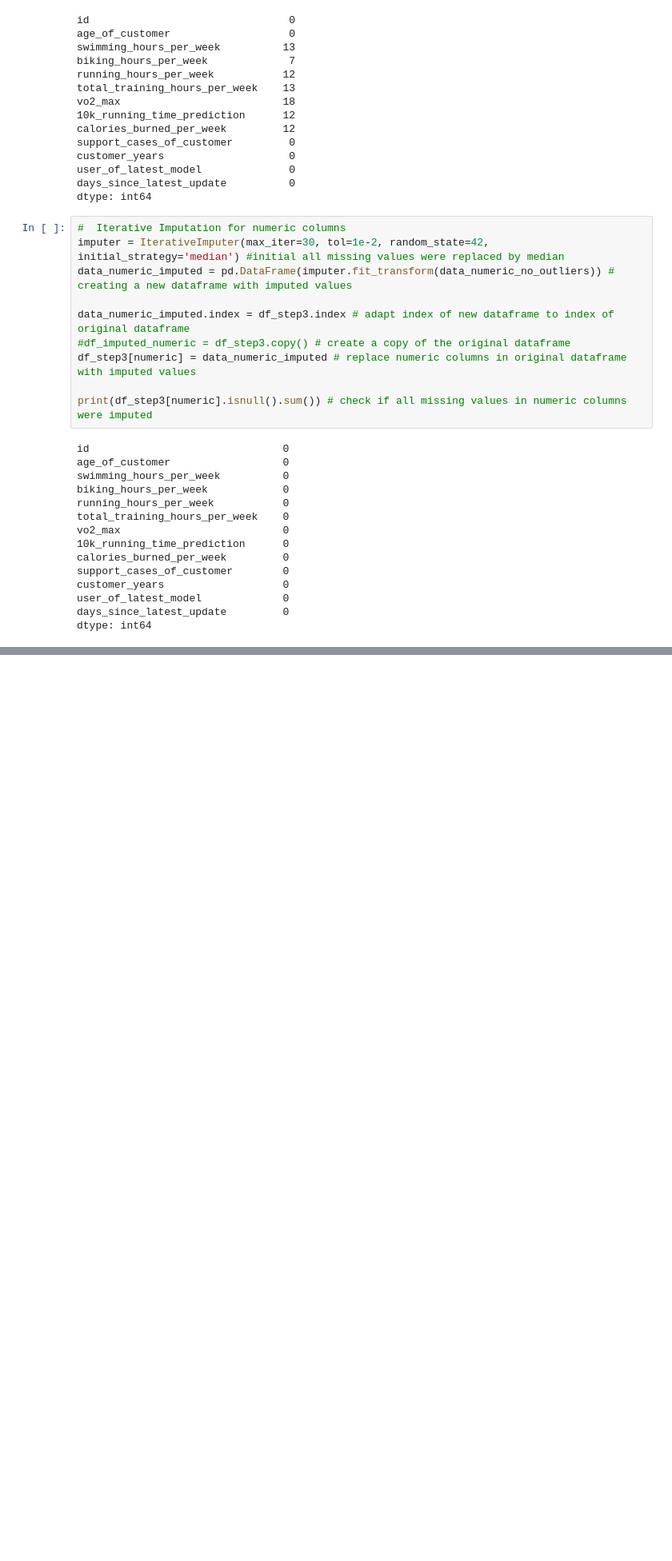
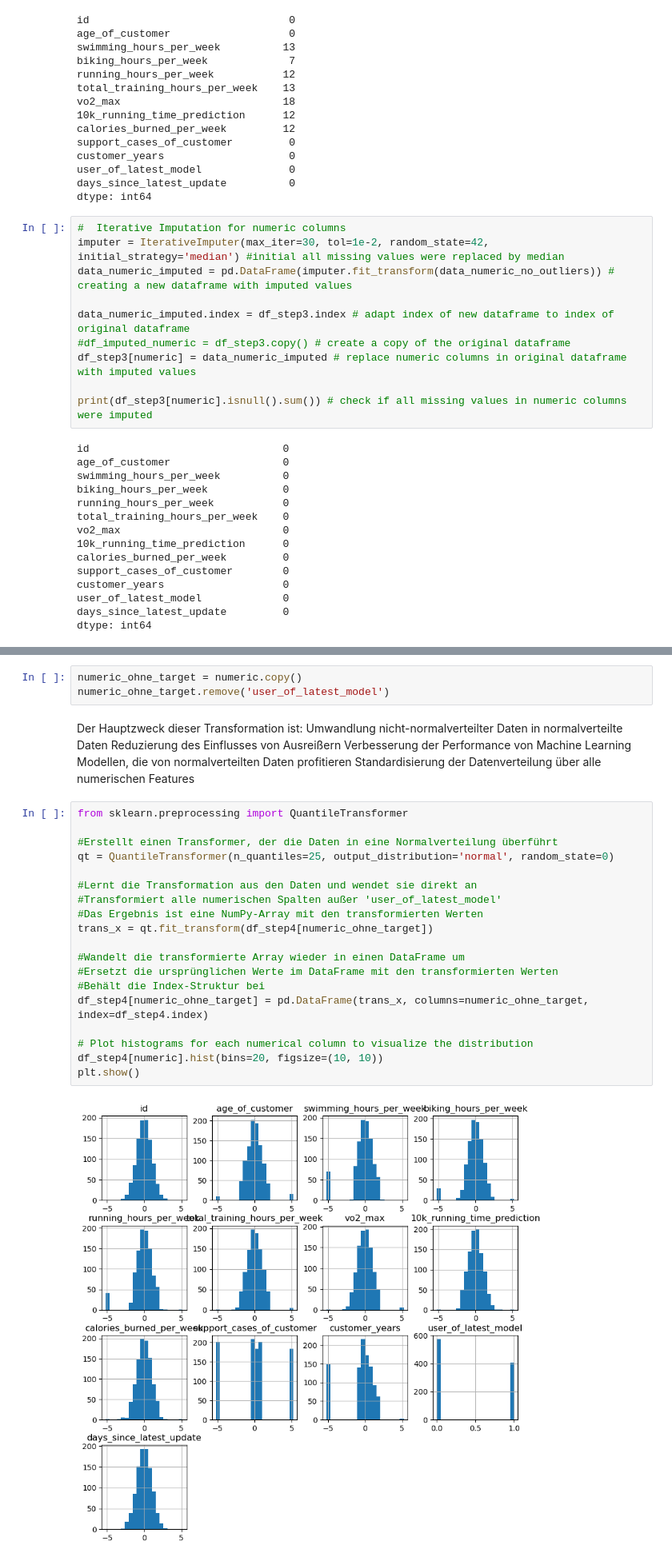
Before and after one commit to john2408/project_intro_ai, a Jupyter notebook: notebooks/Andreas/Andreas Steps.ipynb, the cells around one changed output, grey strips where cells are left out. Shown at 80% size. Cells and saved outputs as stored; diff of their text form; blank space fills up the shorter version.

```diff
--- a/notebooks/Andreas/Andreas Steps.ipynb
+++ b/notebooks/Andreas/Andreas Steps.ipynb
@@ -519,0 +513,30 @@ Accuracy: 0.77, F1-Score: 0.71
+# %%
+numeric_ohne_target = numeric.copy()
+numeric_ohne_target.remove('user_of_latest_model')
+# %% [markdown]
+Der Hauptzweck dieser Transformation ist:
+Umwandlung nicht-normalverteilter Daten in normalverteilte Daten
+Reduzierung des Einflusses von Ausreißern
+Verbesserung der Performance von Machine Learning Modellen, die von normalverteilten Daten profitieren
+Standardisierung der Datenverteilung über alle numerischen Features
+# %%
+from sklearn.preprocessing import QuantileTransformer
+
+#Erstellt einen Transformer, der die Daten in eine Normalverteilung überführt
+qt = QuantileTransformer(n_quantiles=25, output_distribution='normal', random_state=0)
+
+#Lernt die Transformation aus den Daten und wendet sie direkt an
+#Transformiert alle numerischen Spalten außer 'user_of_latest_model'
+#Das Ergebnis ist eine NumPy-Array mit den transformierten Werten
+trans_x = qt.fit_transform(df_step4[numeric_ohne_target])
+
+#Wandelt die transformierte Array wieder in einen DataFrame um
+#Ersetzt die ursprünglichen Werte im DataFrame mit den transformierten Werten
+#Behält die Index-Struktur bei
+df_step4[numeric_ohne_target] = pd.DataFrame(trans_x, columns=numeric_ohne_target, index=df_step4.index)
+
+# Plot histograms for each numerical column to visualize the distribution
+df_step4[numeric].hist(bins=20, figsize=(10, 10))
+plt.show()
+# %% [output]
+[figure, added]
```
Also changed, not shown: parts of 43 cells of this notebook.
